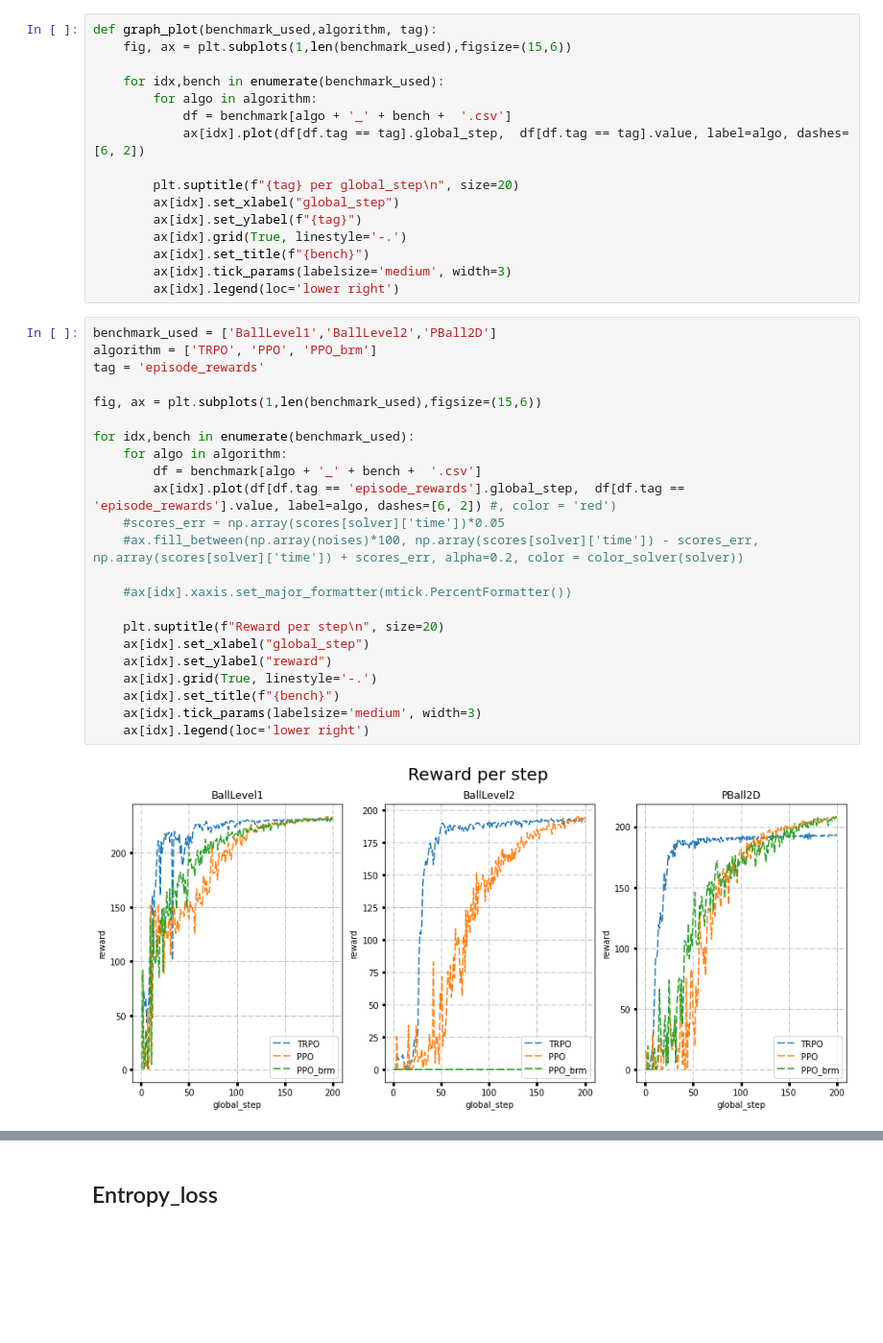
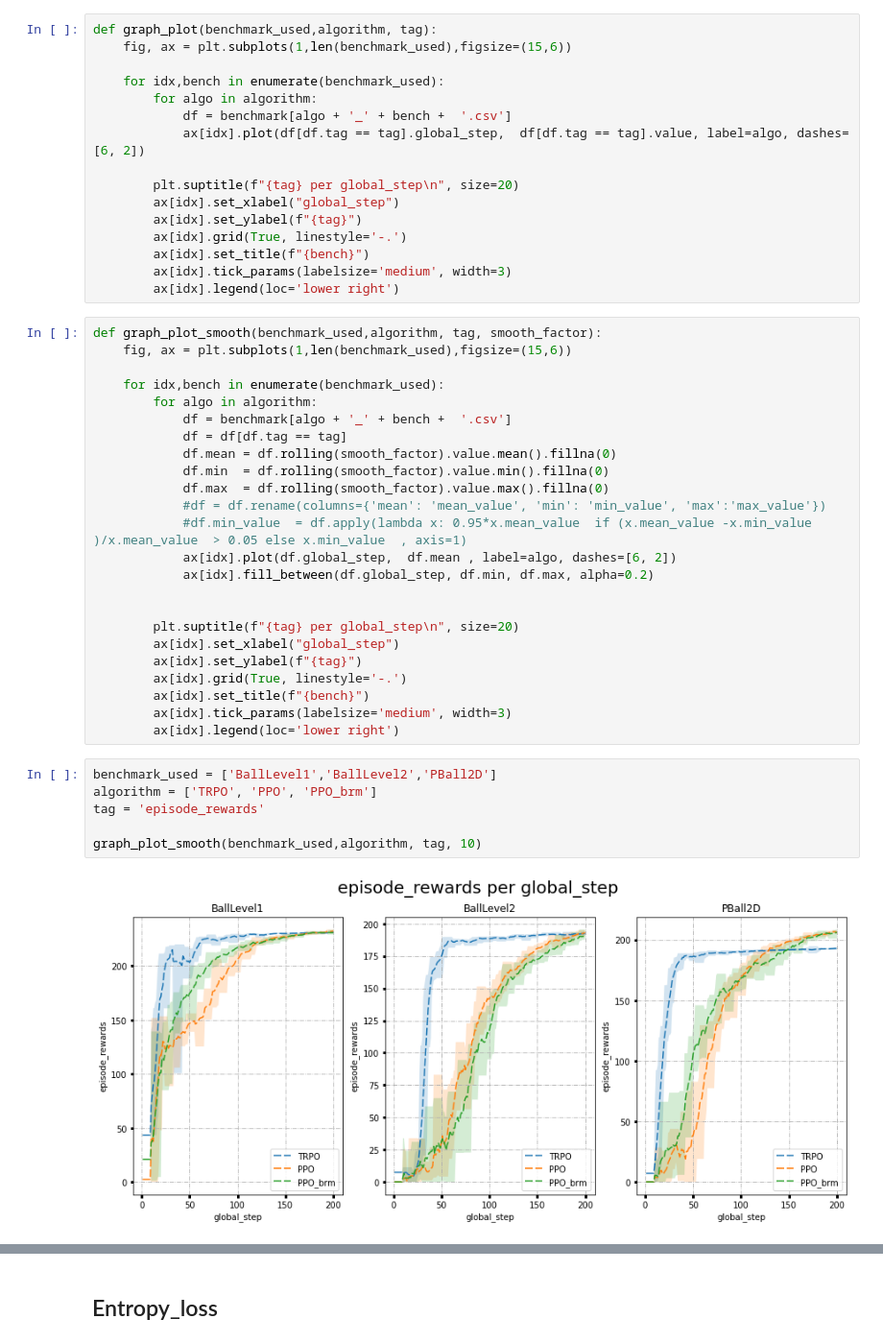
Before and after one commit to kim0n0/rlberry, a Jupyter notebook: benchmark_ppo_trpo.ipynb, the cells around one changed output, grey strips where cells are left out. Shown: that part at 96% size. Drawn from its saved outputs; the diff is of its cells as text; blank space fills up the shorter version.

```diff
--- a/benchmark_ppo_trpo.ipynb
+++ b/benchmark_ppo_trpo.ipynb
@@ -77,30 +77,37 @@ def graph_plot(benchmark_used,algorithm, tag):
         ax[idx].tick_params(labelsize='medium', width=3)
         ax[idx].legend(loc='lower right')
 # %%
-benchmark_used = ['BallLevel1','BallLevel2','PBall2D']
-algorithm = ['TRPO', 'PPO', 'PPO_brm']
-tag = 'episode_rewards'
+def graph_plot_smooth(benchmark_used,algorithm, tag, smooth_factor):
+    fig, ax = plt.subplots(1,len(benchmark_used),figsize=(15,6))
 
-fig, ax = plt.subplots(1,len(benchmark_used),figsize=(15,6))
+    for idx,bench in enumerate(benchmark_used):
+        for algo in algorithm:
+            df = benchmark[algo + '_' + bench +  '.csv']
+            df = df[df.tag == tag]
+            df.mean = df.rolling(smooth_factor).value.mean().fillna(0)
+            df.min  = df.rolling(smooth_factor).value.min().fillna(0)
+            df.max  = df.rolling(smooth_factor).value.max().fillna(0)
+            #df = df.rename(columns={'mean': 'mean_value', 'min': 'min_value', 'max':'max_value'})
+            #df.min_value  = df.apply(lambda x: 0.95*x.mean_value  if (x.mean_value -x.min_value )/x.mean_value  > 0.05 else x.min_value  , axis=1)
+            ax[idx].plot(df.global_step,  df.mean , label=algo, dashes=[6, 2])
+            ax[idx].fill_between(df.global_step, df.min, df.max, alpha=0.2)
 
-for idx,bench in enumerate(benchmark_used):
-    for algo in algorithm:
-        df = benchmark[algo + '_' + bench +  '.csv']
-        ax[idx].plot(df[df.tag == 'episode_rewards'].global_step,  df[df.tag == 'episode_rewards'].value, label=algo, dashes=[6, 2]) #, color = 'red')
-    #scores_err = np.array(scores[solver]['time'])*0.05
-    #ax.fill_between(np.array(noises)*100, np.array(scores[solver]['time']) - scores_err, np.array(scores[solver]['time']) + scores_err, alpha=0.2, color = color_solver(solver))
 
-    #ax[idx].xaxis.set_major_formatter(mtick.PercentFormatter())
-
-    plt.suptitle(f"Reward per step\n", size=20)
-    ax[idx].set_xlabel("global_step")
-    ax[idx].set_ylabel("reward")
-    ax[idx].grid(True, linestyle='-.')
-    ax[idx].set_title(f"{bench}")
-    ax[idx].tick_params(labelsize='medium', width=3)
-    ax[idx].legend(loc='lower right')
+        plt.suptitle(f"{tag} per global_step\n", size=20)
+        ax[idx].set_xlabel("global_step")
+        ax[idx].set_ylabel(f"{tag}")
+        ax[idx].grid(True, linestyle='-.')
+        ax[idx].set_title(f"{bench}")
+        ax[idx].tick_params(labelsize='medium', width=3)
+        ax[idx].legend(loc='lower right')
-# %% [output]
-[figure, removed]
+# %%
+benchmark_used = ['BallLevel1','BallLevel2','PBall2D']
+algorithm = ['TRPO', 'PPO', 'PPO_brm']
+tag = 'episode_rewards'
+
+graph_plot_smooth(benchmark_used,algorithm, tag, 10)
+# %% [output]
+[figure, added]
 # %%
 benchmark_used = ['BallLevel3','BallLevel4','BallLevel5']
 algorithm = ['TRPO', 'PPO', 'PPO_brm']
```
Also changed, not shown: parts of 6 cells of this notebook, 1 other file.
